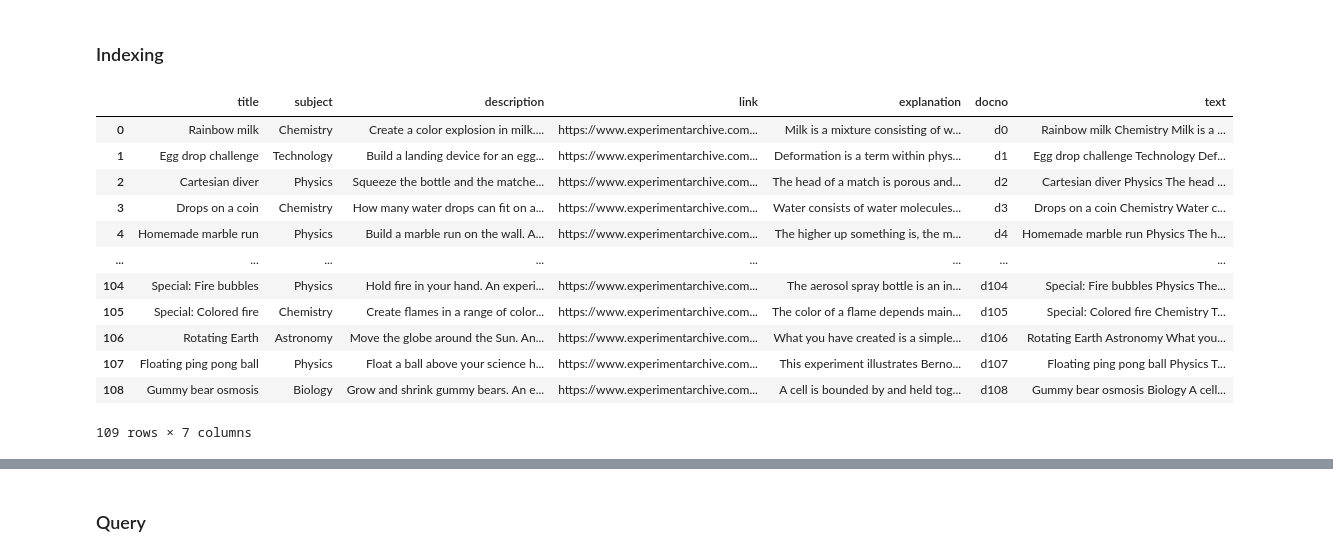
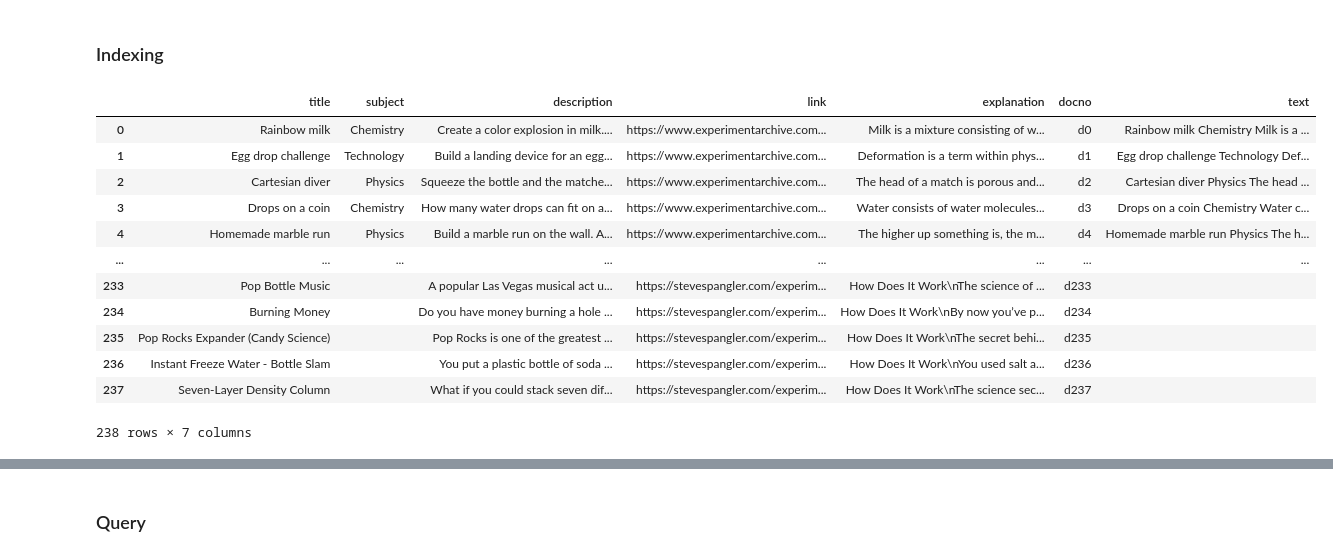
Before and after one commit to GianlucaMaragliano/information-retrieval, a Jupyter notebook: science_experiments_pt.ipynb, the cells around one changed output, grey strips where cells are left out. Cells and saved outputs as stored; diff of their text form; code cells hidden in the pictures.

Commit message:
steve_spangler spider works and is correctly index

```diff
--- a/science_experiments_pt.ipynb
+++ b/science_experiments_pt.ipynb
@@ -39,30 +40,38 @@ No etc/terrier.properties, using terrier.default.properties for bootstrap config
 # %%
 import pandas as pd
 
 docs_df = pd.read_json("./science_experiments/experiment_archive.json")
+
+docs_df_2 = pd.read_json("./science_experiments/steve_spangler.json")
+docs_df_2 = docs_df_2.apply(lambda x: x.str.strip() if x.dtype == "object" else x)
+
+docs_df = pd.concat([docs_df, docs_df_2], ignore_index=True)
+docs_df = docs_df.fillna('')
+
 docno = ['d'+ str(i) for i in range(docs_df.shape[0])]
 docs_df['docno'] = docno
 docs_df['text'] = docs_df['title'] + ' ' + docs_df['subject'] + ' ' + docs_df['explanation']
+
 
 exp_title = docs_df.title.values
 exp_link = docs_df.link.values
 exp_desc = docs_df.description.values
 exp_subj = docs_df.subject.values
 docs_df
 # %% [output]
 |  | title | subject | description | link | explanation | docno | text |
 | 0 | Rainbow milk | Chemistry | Create a color explosion in milk.... | https://www.experimentarchive.com... | Milk is a mixture consisting of w... | d0 | Rainbow milk Chemistry Milk is a ... |
 | 1 | Egg drop challenge | Technology | Build a landing device for an egg... | https://www.experimentarchive.com... | Deformation is a term within phys... | d1 | Egg drop challenge Technology Def... |
 | 2 | Cartesian diver | Physics | Squeeze the bottle and the matche... | https://www.experimentarchive.com... | The head of a match is porous and... | d2 | Cartesian diver Physics The head ... |
 | 3 | Drops on a coin | Chemistry | How many water drops can fit on a... | https://www.experimentarchive.com... | Water consists of water molecules... | d3 | Drops on a coin Chemistry Water c... |
 | 4 | Homemade marble run | Physics | Build a marble run on the wall. A... | https://www.experimentarchive.com... | The higher up something is, the m... | d4 | Homemade marble run Physics The h... |
 | ... | ... | ... | ... | ... | ... | ... | ... |
-| 104 | Special: Fire bubbles | Physics | Hold fire in your hand. An experi... | https://www.experimentarchive.com... | The aerosol spray bottle is an in... | d104 | Special: Fire bubbles Physics The... |
-| 105 | Special: Colored fire | Chemistry | Create flames in a range of color... | https://www.experimentarchive.com... | The color of a flame depends main... | d105 | Special: Colored fire Chemistry T... |
-| 106 | Rotating Earth | Astronomy | Move the globe around the Sun. An... | https://www.experimentarchive.com... | What you have created is a simple... | d106 | Rotating Earth Astronomy What you... |
-| 107 | Floating ping pong ball | Physics | Float a ball above your science h... | https://www.experimentarchive.com... | This experiment illustrates Berno... | d107 | Floating ping pong ball Physics T... |
-| 108 | Gummy bear osmosis | Biology | Grow and shrink gummy bears. An e... | https://www.experimentarchive.com... | A cell is bounded by and held tog... | d108 | Gummy bear osmosis Biology A cell... |
+| 233 | Pop Bottle Music |  | A popular Las Vegas musical act u... | https://stevespangler.com/experim... | How Does It Work\nThe science of ... | d233 |  |
+| 234 | Burning Money |  | Do you have money burning a hole ... | https://stevespangler.com/experim... | How Does It Work\nBy now you’ve p... | d234 |  |
+| 235 | Pop Rocks Expander (Candy Science) |  | Pop Rocks is one of the greatest ... | https://stevespangler.com/experim... | How Does It Work\nThe secret behi... | d235 |  |
+| 236 | Instant Freeze Water - Bottle Slam |  | You put a plastic bottle of soda ... | https://stevespangler.com/experim... | How Does It Work\nYou used salt a... | d236 |  |
+| 237 | Seven-Layer Density Column |  | What if you could stack seven dif... | https://stevespangler.com/experim... | How Does It Work\nThe science sec... | d237 |  |
-109 rows × 7 columns
+238 rows × 7 columns
 # %%
 indexer = pt.DFIndexer("./index_3docs", overwrite=True)
 index_ref = indexer.index(docs_df['text'], docs_df['docno'])
```
Also changed, not shown: parts of 5 cells of this notebook, 2 other files.
